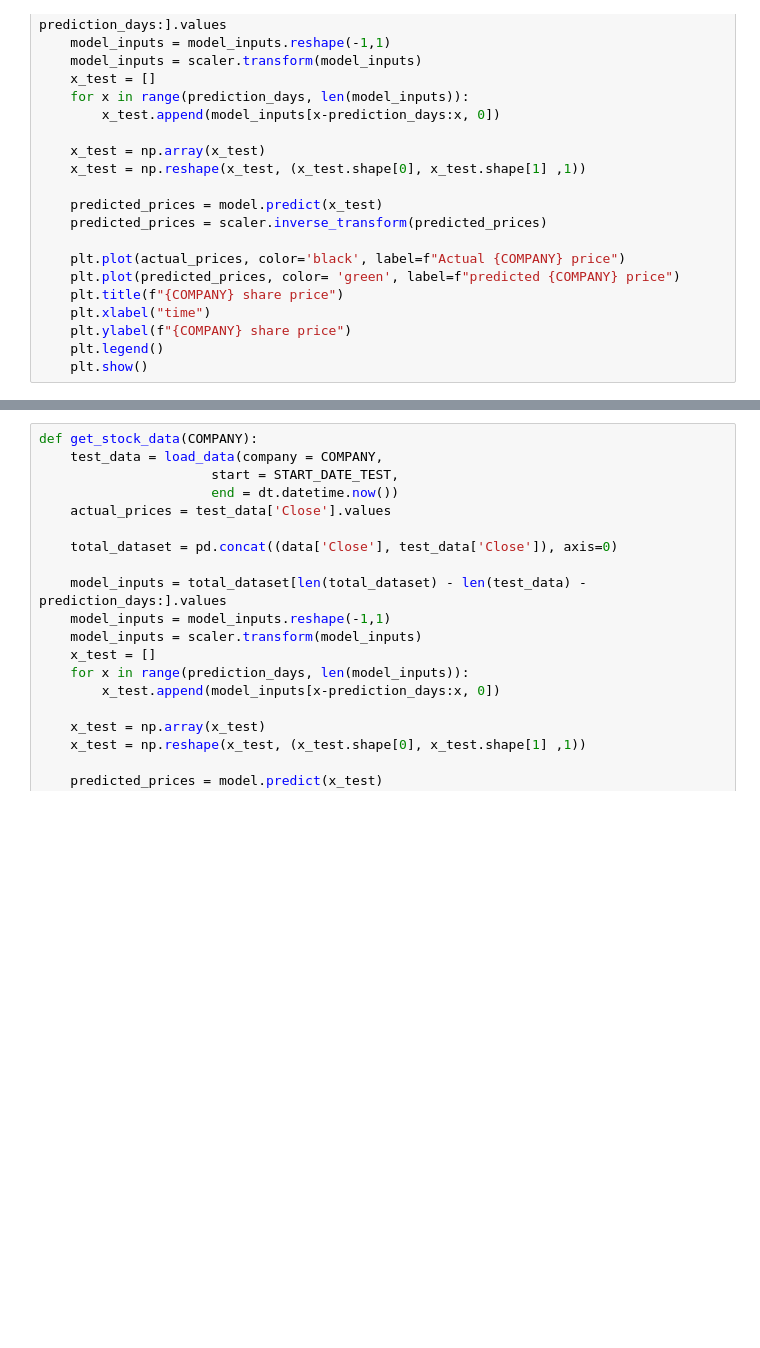
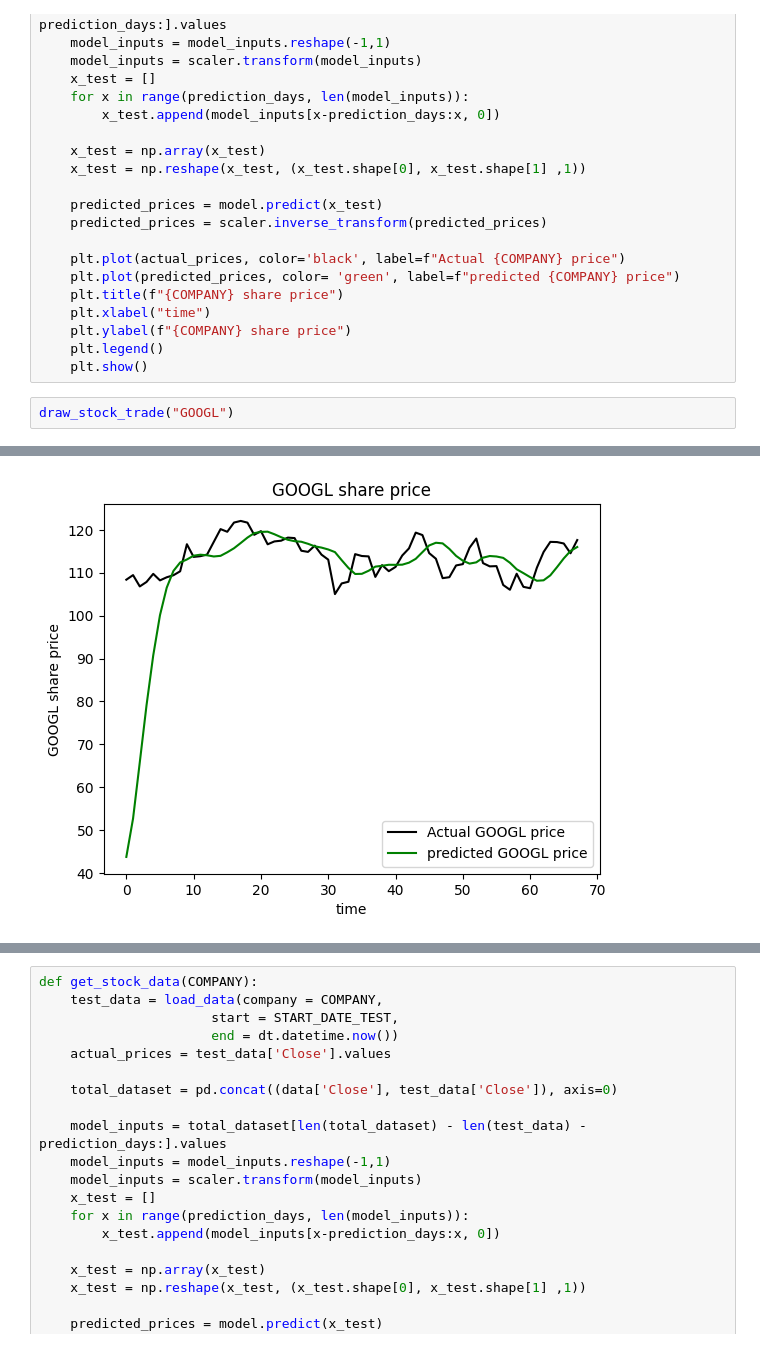
Before and after one commit to princepride/dashboard, a Jupyter notebook: mylstm.ipynb, the cells around one changed output, grey strips where cells are left out. Cells and saved outputs as stored; diff of their text form; blank space fills up the shorter version.

```diff
--- a/mylstm.ipynb
+++ b/mylstm.ipynb
@@ -236,3 +162,6 @@ def draw_stock_trade(COMPANY):
     plt.ylabel(f"{COMPANY} share price")
     plt.legend()
     plt.show()
+# %%
+draw_stock_trade("GOOGL")
+# %% [output]
@@ -238,0 +169 @@ def draw_stock_trade(COMPANY):
+[figure, added]
```
Also changed, not shown: parts of 20 cells of this notebook, 42 other files.
